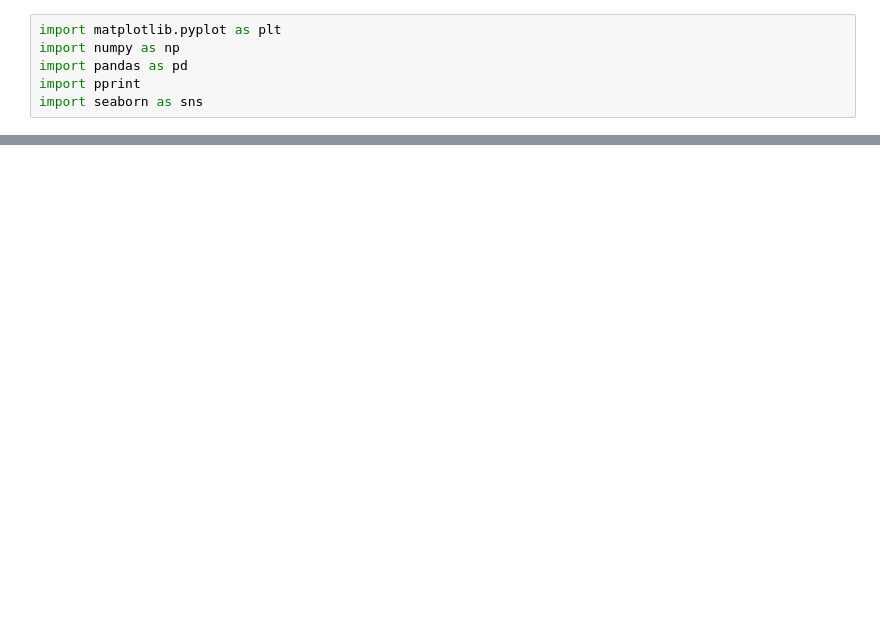
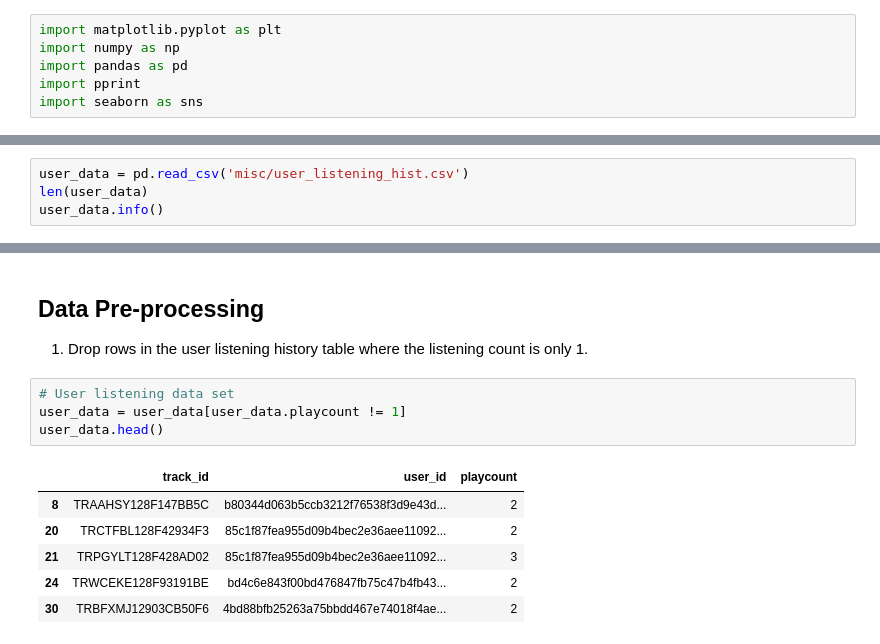
Before and after one commit to Ernesto2004/spotify-music-suggestion, a Jupyter notebook: processing.ipynb, the cells around one changed output, grey strips where cells are left out. Cells and saved outputs as stored; diff of their text form; blank space fills up the shorter version.

Commit message:
I made changes to the processing and mrs model

```diff
--- a/processing.ipynb
+++ b/processing.ipynb
@@ -80,0 +29,4 @@ data.head()
+# %%
+user_data = pd.read_csv('misc/user_listening_hist.csv')
+len(user_data)
+user_data.info()
@@ -80,0 +44,14 @@ data.head()
+# %% [markdown]
+## Data Pre-processing
+1. Drop rows in the user listening history table where the listening count is only 1.
+# %%
+# User listening data set
+user_data = user_data[user_data.playcount != 1]
+user_data.head()
+# %% [output]
+|  | track_id | user_id | playcount |
+| 8 | TRAAHSY128F147BB5C | b80344d063b5ccb3212f76538f3d9e43d... | 2 |
+| 20 | TRCTFBL128F42934F3 | 85c1f87fea955d09b4bec2e36aee11092... | 2 |
+| 21 | TRPGYLT128F428AD02 | 85c1f87fea955d09b4bec2e36aee11092... | 3 |
+| 24 | TRWCEKE128F93191BE | bd4c6e843f00bd476847fb75c47b4fb43... | 2 |
+| 30 | TRBFXMJ12903CB50F6 | 4bd88bfb25263a75bbdd467e74018f4ae... | 2 |
```
Also changed, not shown: parts of 20 cells of this notebook, 2 other files.
